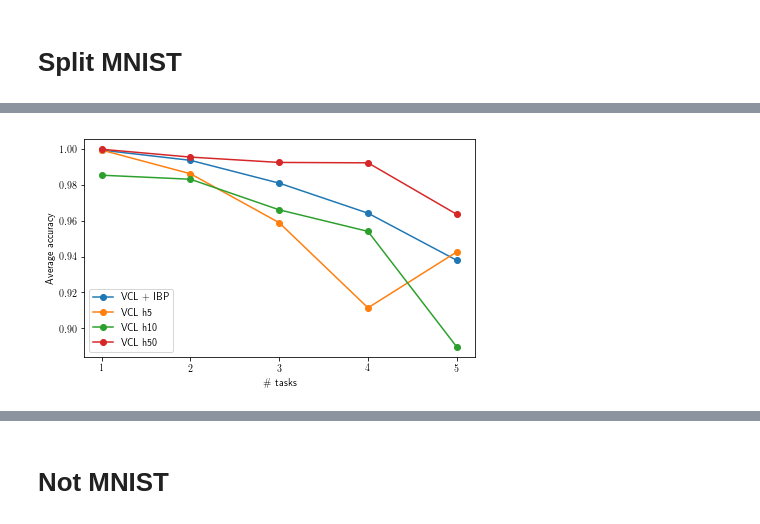
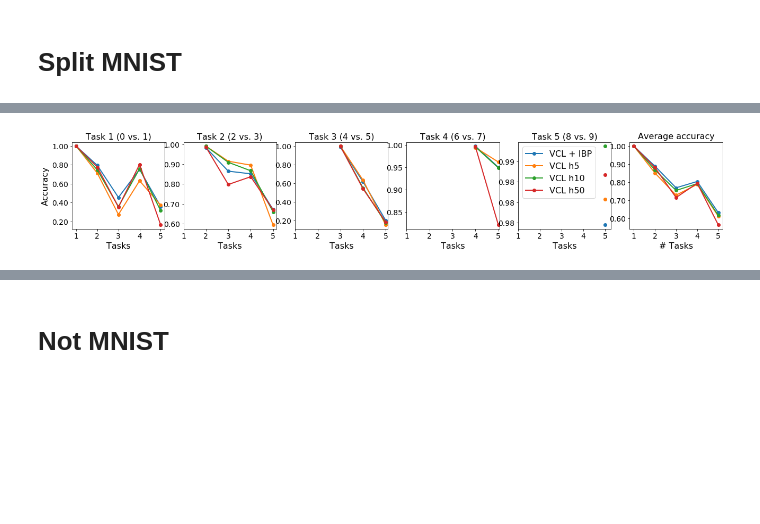
Before and after one commit to skezle/IBP_BNN, a Jupyter notebook: ddm/vcl.ipynb, the cells around one changed output, grey strips where cells are left out. Drawn from its saved outputs; the diff is of its cells as text; code cells hidden in the pictures; blank space fills up the shorter version.

```diff
--- a/ddm/vcl.ipynb
+++ b/ddm/vcl.ipynb
@@ -147,9 +200,9 @@ tf.set_random_seed(12)
 np.random.seed(1)
 hidden_size = [5]
 coreset_size = 0
-
+single_head=True
 data_gen = SplitMnistGenerator(val=True)
-vcl_result_h5 = run_vcl(hidden_size, no_epochs, data_gen,
-                              lambda a: a, coreset_size, batch_size, single_head, val=True)
+vcl_result_h5, uncerts_h5 = run_vcl(hidden_size, no_epochs, data_gen,
+                              lambda a: a, coreset_size, batch_size, single_head, val=True, name='split_mnist_h5')
 print(vcl_result_h5)
 # %% [output]
@@ -177,9 +230,10 @@ tf.set_random_seed(12)
 np.random.seed(1)
 hidden_size = [50]
 coreset_size = 0
-
+single_head=True
 data_gen = SplitMnistGenerator(val=True)
-vcl_result_h50 = run_vcl(hidden_size, no_epochs, data_gen,
-                              lambda a: a, coreset_size, batch_size, single_head, val=True)
+vcl_result_h50, uncerts_h50 = run_vcl(hidden_size, no_epochs, data_gen,
+                         lambda a: a, coreset_size, batch_size, single_head, val=True,
+                         name='split_mnist_h50')
 print(vcl_result_h50)
 # %% [output]
@@ -203,19 +270,61 @@ Epoch: 0056 cost= 0.000008699
 # %%
 _ibp_acc = np.nanmean(ibp_acc, 1) # each row is averaged!
-_vcl_result_h10 = np.nanmean(vcl_result, 1)
-_vcl_result_h5 = np.nanmean(vcl_result_h5, 1)
-_vcl_result_h50 = np.nanmean(vcl_result_h50, 1)
+_vcl_result_h10 = np.nanmean(vcl_result_h10[0], 1)
+_vcl_result_h5 = np.nanmean(vcl_result_h5[0], 1)
+_vcl_result_h50 = np.nanmean(vcl_result_h50[0], 1)
 # %%
-fig = plt.figure(figsize=(7,4))
-ax = plt.gca()
-plt.plot(np.arange(len(_ibp_acc))+1, _ibp_acc, label='VCL + IBP', marker='o')
-plt.plot(np.arange(len(_ibp_acc))+1, _vcl_result_h5, label='VCL h5', marker='o')
-plt.plot(np.arange(len(_ibp_acc))+1, _vcl_result_h10, label='VCL h10', marker='o')
-plt.plot(np.arange(len(_ibp_acc))+1, _vcl_result_h50, label='VCL h50', marker='o')
-ax.set_xticks(range(1, len(_ibp_acc)+1))
-ax.set_ylabel('Average accuracy')
-ax.set_xlabel('\# tasks')
-ax.legend()
+# fig = plt.figure(figsize=(7,4))
+# ax = plt.gca()
+# plt.plot(np.arange(len(_ibp_acc))+1, _ibp_acc, label='VCL + IBP', marker='o')
+# plt.plot(np.arange(len(_ibp_acc))+1, _vcl_result_h5, label='VCL h5', marker='o')
+# plt.plot(np.arange(len(_ibp_acc))+1, _vcl_result_h10, label='VCL h10', marker='o')
+# plt.plot(np.arange(len(_ibp_acc))+1, _vcl_result_h50, label='VCL h50', marker='o')
+# ax.set_xticks(range(1, len(_ibp_acc)+1))
+# ax.set_ylabel('Average accuracy')
+# ax.set_xlabel('\# tasks')
+# ax.legend()
+# fig.show()
+
+from matplotlib.ticker import FormatStrFormatter
+lw = 2
+grid_color = '0.1'
+grid_lw = 0.2
+title_size = 16
+label_size = 22
+tick_size = 14
+legend_size = 16
+titles = {0: "Task 1 (0 vs. 1)",
+          1: "Task 2 (2 vs. 3)",
+          2: "Task 3 (4 vs. 5)",
+          3: "Task 4 (6 vs. 7)",
+          4: "Task 5 (8 vs. 9)"}
+no_tasks=5
+fig, ax = plt.subplots(1, 6, figsize=(22, 3))
+for i in range(no_tasks):
+    ax[i].plot(np.arange(len(ibp_acc[:, i]))+1, ibp_acc[:, i], label='VCL + IBP', marker='o', linewidth=lw)
+    ax[i].plot(np.arange(len(ibp_acc[:, i]))+1, vcl_result_h5[0][:, i], label='VCL h5', marker='o', linewidth=lw)
+    ax[i].plot(np.arange(len(ibp_acc[:, i]))+1, vcl_result_h10[0][:, i], label='VCL h10', marker='o', linewidth=lw)
+    ax[i].plot(np.arange(len(ibp_acc[:, i]))+1, vcl_result_h50[0][:, i], label='VCL h50', marker='o', linewidth=lw)
+    ax[i].set_title(titles[i], fontsize=legend_size)
+    ax[i].set_xticks(range(1, len(ibp_acc[:,i])+1))
+    ax[i].set_xlabel('Tasks', fontsize=legend_size)
+    ax[i].yaxis.set_major_formatter(FormatStrFormatter('%.2f'))
+    ax[i].tick_params(labelsize=tick_size)
+    if i == 4:
+        ax[i].legend(fontsize=legend_size)
+    if i == 0:
+        ax[i].set_ylabel('Accuracy', fontsize=legend_size)
+ax[5].plot(np.arange(len(_ibp_acc))+1, _ibp_acc, label='VCL + IBP', marker='o', linewidth=lw)
+ax[5].plot(np.arange(len(_ibp_acc))+1, _vcl_result_h5, label='VCL h5', marker='o', linewidth=lw)
+ax[5].plot(np.arange(len(_ibp_acc))+1, _vcl_result_h10, label='VCL h10', marker='o', linewidth=lw)
+ax[5].plot(np.arange(len(_ibp_acc))+1, _vcl_result_h50, label='VCL h50', marker='o', linewidth=lw)
+ax[5].set_xticks(range(1, len(_ibp_acc)+1))
+ax[5].set_title('Average accuracy', fontsize=legend_size)
+ax[5].set_xlabel('# Tasks', fontsize=legend_size)
+ax[5].tick_params(labelsize=tick_size)
+ax[5].yaxis.set_major_formatter(FormatStrFormatter('%.2f'))
+#ax[5].legend()
+#plt.savefig(\"plots/perm_mnist_all.pdf\", bbox_inches='tight')
 fig.show()
 # %% [output]
-[figure, old version]
+[figure, new version]
```
Also changed, not shown: parts of 8 cells of this notebook, 1 other file.
